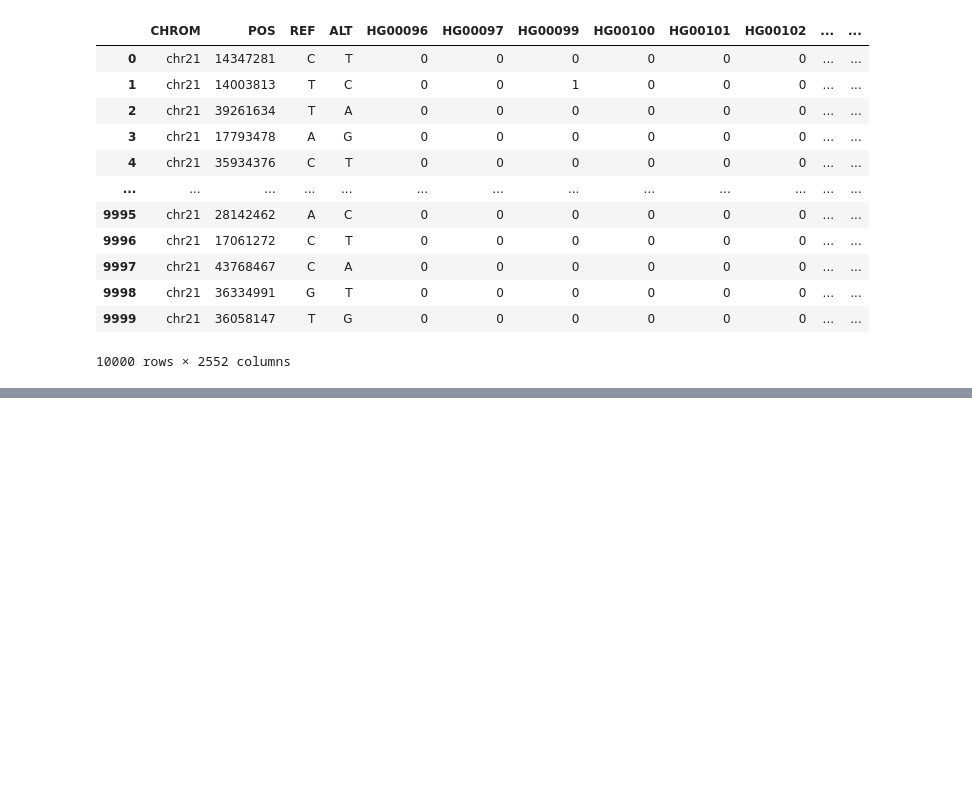
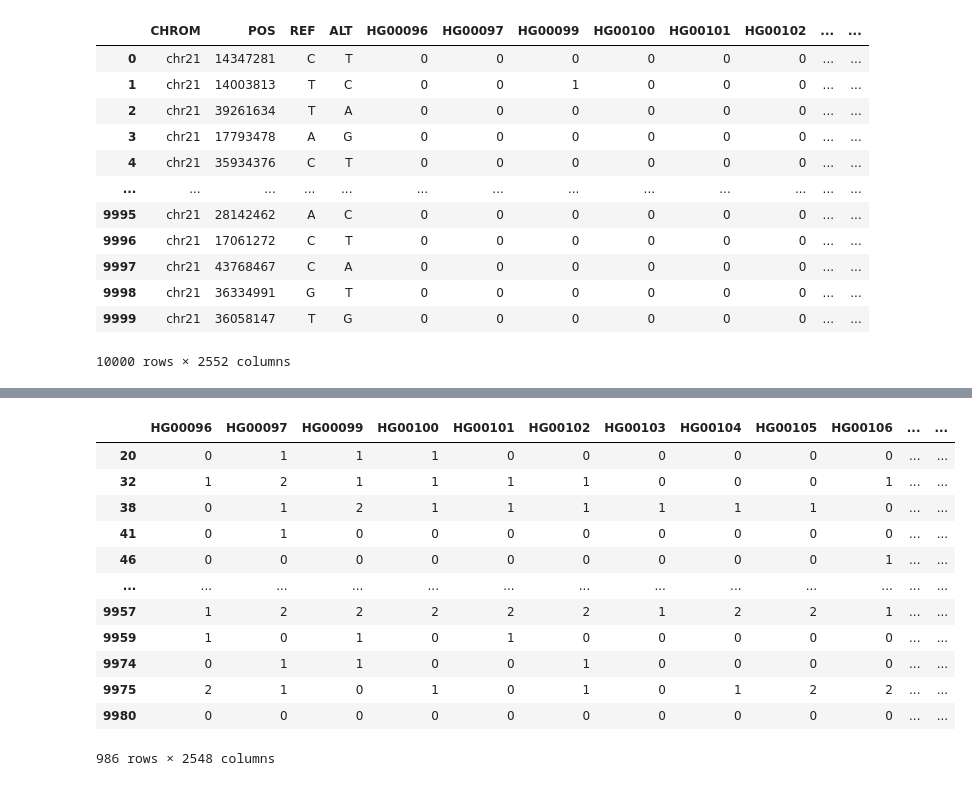
Before and after one commit to lpappal1/qbb2020-answers, a Jupyter notebook: day2-homework/LP_day2_homework.ipynb, the cells around one changed output, grey strips where cells are left out. Saved outputs shown, nothing was run; the diff lists cells and outputs as text; code cells hidden in the pictures; blank space fills up the shorter version.

```diff
--- a/day2-homework/LP_day2_homework.ipynb
+++ b/day2-homework/LP_day2_homework.ipynb
@@ -43,0 +52,20 @@ Length: 10000, dtype: float64
+# %%
+ComVar0 = (0.95>allfre) & (allfre>0.05)
+#print(ComVar0)
+
+CommVar = genab.loc[ComVar0, :]
+CommVar
+# %% [output]
+|  | HG00096 | HG00097 | HG00099 | HG00100 | HG00101 | HG00102 | HG00103 | HG00104 | HG00105 | HG00106 | ... | ... |
+| 20 | 0 | 1 | 1 | 1 | 0 | 0 | 0 | 0 | 0 | 0 | ... | ... |
+| 32 | 1 | 2 | 1 | 1 | 1 | 1 | 0 | 0 | 0 | 1 | ... | ... |
+| 38 | 0 | 1 | 2 | 1 | 1 | 1 | 1 | 1 | 1 | 0 | ... | ... |
+| 41 | 0 | 1 | 0 | 0 | 0 | 0 | 0 | 0 | 0 | 0 | ... | ... |
+| 46 | 0 | 0 | 0 | 0 | 0 | 0 | 0 | 0 | 0 | 1 | ... | ... |
+| ... | ... | ... | ... | ... | ... | ... | ... | ... | ... | ... | ... | ... |
+| 9957 | 1 | 2 | 2 | 2 | 2 | 2 | 1 | 2 | 2 | 1 | ... | ... |
+| 9959 | 1 | 0 | 1 | 0 | 1 | 0 | 0 | 0 | 0 | 0 | ... | ... |
+| 9974 | 0 | 1 | 1 | 0 | 0 | 1 | 0 | 0 | 0 | 0 | ... | ... |
+| 9975 | 2 | 1 | 0 | 1 | 0 | 1 | 0 | 1 | 2 | 2 | ... | ... |
+| 9980 | 0 | 0 | 0 | 0 | 0 | 0 | 0 | 0 | 0 | 0 | ... | ... |
+986 rows × 2548 columns
```
Also changed, not shown: parts of 13 cells of this notebook.
